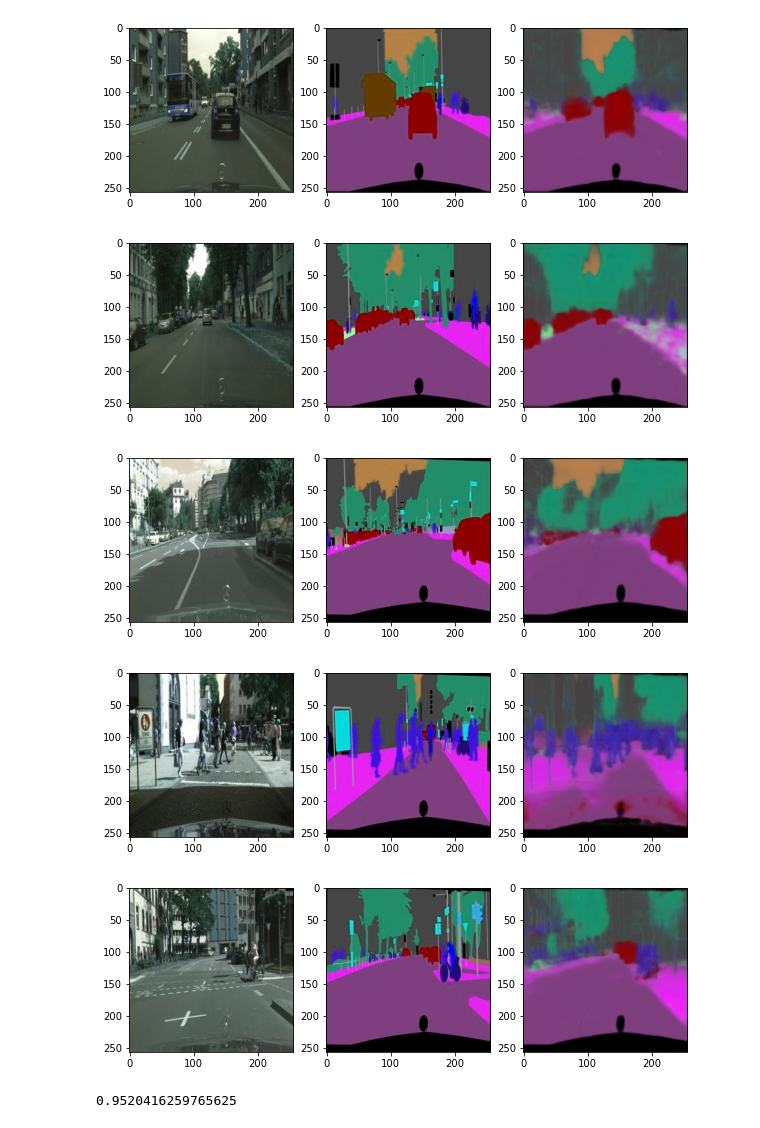
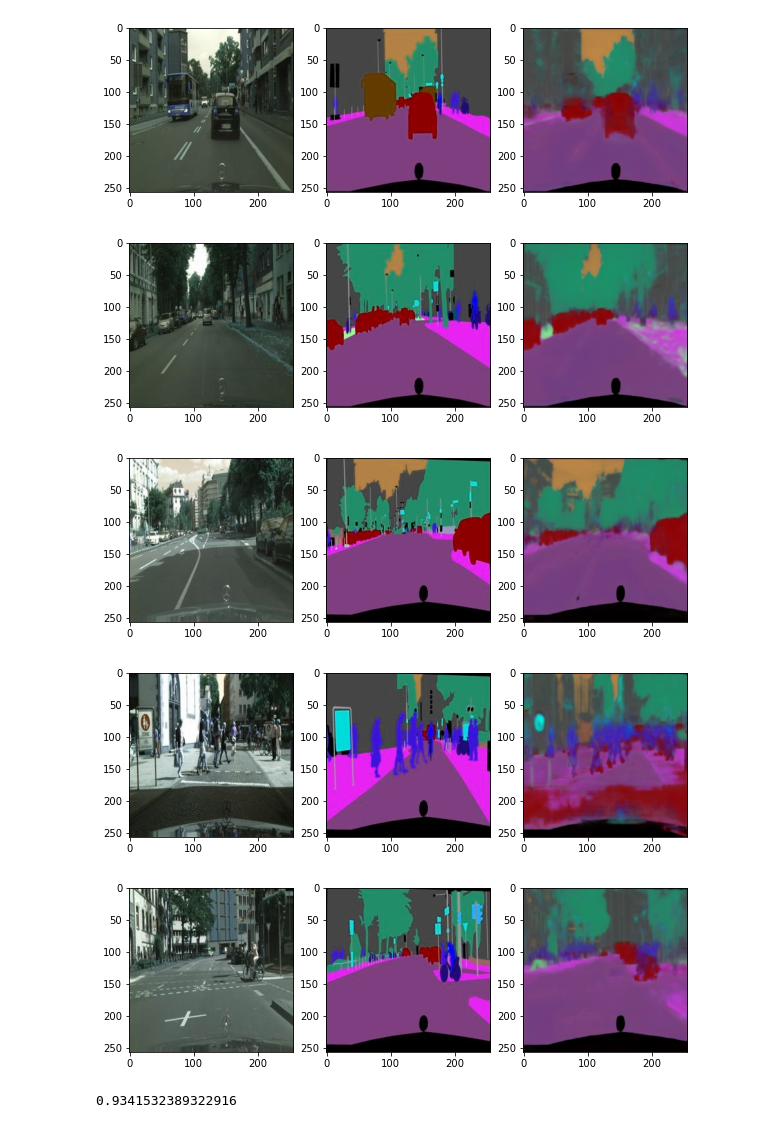
Before and after one commit to samuel-cowin/ECE228_Group10_Project, a Jupyter notebook: UNET/ECE228 Project.ipynb, the cells around one changed output. Saved outputs shown, nothing was run; the diff lists cells and outputs as text; code cells hidden in the pictures.

```diff
--- a/UNET/ECE228 Project.ipynb
+++ b/UNET/ECE228 Project.ipynb
@@ -44,14 +44,16 @@ def dataset_setup(data_dir='', n_ims=2975, offset_bias=0, img_dim=256):
     return X, y
 # %%
 import matplotlib.pyplot as plt
+from sklearn.model_selection import train_test_split
 
 # Directories containing the train and val data
 train_files = "./ECE228_project/data/train/"
-val_files = "./ECE228_project/data/val/"
+test_files = "./ECE228_project/data/val/"
 
 # Setup image-label pairs
-x_train, y_train = dataset_setup(data_dir=train_files, n_ims=2975, offset_bias=0, img_dim=256)
-x_val, y_val = dataset_setup(data_dir=val_files, n_ims=500, offset_bias=0, img_dim=256)
+x, y = dataset_setup(data_dir=train_files, n_ims=2975, offset_bias=0, img_dim=256)
+x_train, x_val, y_train, y_val = train_test_split(x, y, test_size=0.1, random_state=42)
+x_test, y_test = dataset_setup(data_dir=test_files, n_ims=500, offset_bias=0, img_dim=256)
 # %%
 from tensorflow.keras.layers import MaxPooling2D, Dropout, Conv2DTranspose, Conv2D, concatenate
 from tensorflow.keras.layers import Conv2D, BatchNormalization, Activation
@@ -243,12 +321,12 @@ ________________________________________________________________________________
 None
 # %%
 # Compile model with specified optimizer and loss
-model.compile(optimizer='adam', loss='MSE')
+model.compile(optimizer='adam', loss='mse')
 # %%
 # Track model history as it trains
 import tensorflow as tf
 print(tf.__version__)
 
-h = model.fit(x_train, y_train, epochs=3, shuffle=True, batch_size=10, validation_data=(x_val, y_val))
+h = model.fit(x_train, y_train, epochs=5, shuffle=True, batch_size=1, validation_data=(x_val, y_val))
 # %% [output]
 2.1.0
@@ -271,27 +353,27 @@ plt.show()
 # %%
 #show the result
-pp = model.predict(x_val[0:5,:,:,:])
+pp = model.predict(x_test[:5,:,:,:], batch_size=1)
 
 ni = 5
 for k in range(ni):
 
     plt.figure(figsize=(10,30))
     plt.subplot(ni,3,1+k*3)
-    plt.imshow(x_val[k])
+    plt.imshow(x_test[k])
     plt.subplot(ni,3,2+k*3)
-    plt.imshow(y_val[k])
+    plt.imshow(y_test[k])
     plt.subplot(ni,3,3+k*3)
     plt.imshow(pp[k])
 # %% [output]
-[figure, old version]
+[figure, new version]
-[figure, old version]
+[figure, new version]
-[figure, old version]
+[figure, new version]
-[figure, old version]
+[figure, new version]
-[figure, old version]
+[figure, new version]
 # %%
-intersection = np.logical_and(y_val[0:1,:,:,:], pp[1])
-union = np.logical_or(y_val[0:1,:,:,:], pp[1])
+intersection = np.logical_and(y_test[:5,:,:,:], pp)
+union = np.logical_or(y_test[:5,:,:,:], pp)
 iou_score = np.sum(intersection) / np.sum(union)
 print(iou_score)
 # %% [output]
-0.9520416259765625
+0.9341532389322916
```
Also changed, not shown: parts of 11 cells of this notebook, 2 other files.
